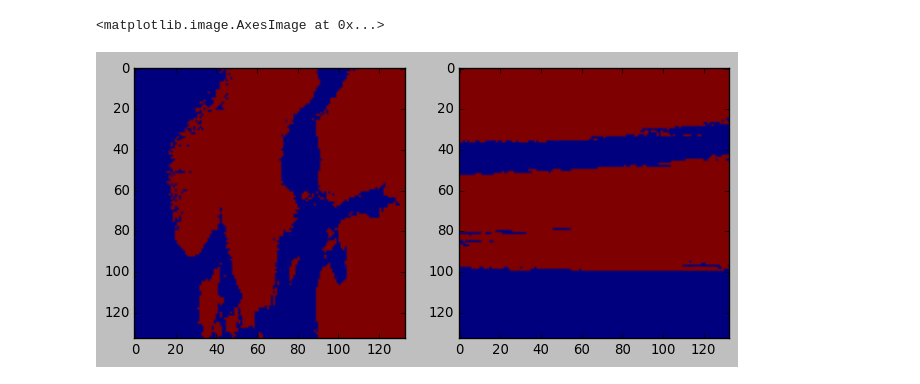
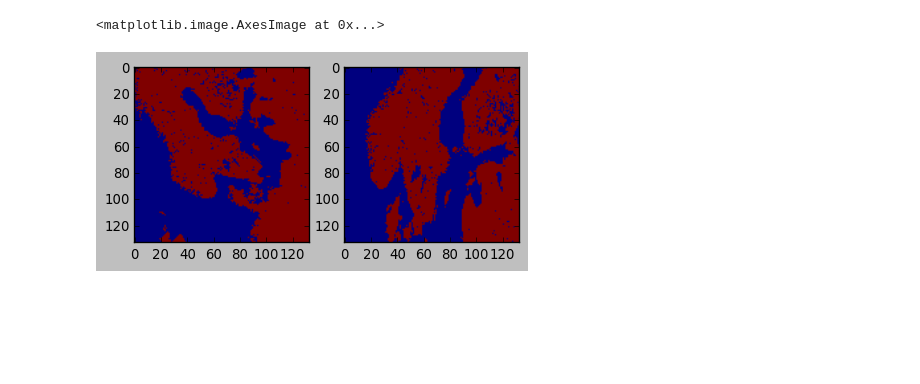
Before and after one commit to magican/PySOL, a Jupyter notebook: notebooks/Land_Masking.ipynb, the cells around one changed output. Saved outputs shown, nothing was run; the diff lists cells and outputs as text; code cells hidden in the pictures; blank space fills up the shorter version.

Commit message:
Finished writing Land-Lakes Mask script from GSHHS: you can now use any projection

```diff
--- a/notebooks/Land_Masking.ipynb
+++ b/notebooks/Land_Masking.ipynb
@@ -154,45 +13,0 @@ output file: /media/SOLabNFS/store/auxdata/coastline/GSHHS_shp/f/GSHHS_f_L1_3413
-# %%
-# Creates a land mask by projecting land polygons in lat/lon coordinates from
-# an ESRI shapefile to coordinates of the unprojected image and rasterizing the polygons.
-
-from osgeo import gdal, ogr
-from pyproj import Proj
-
-# ESRI shapefile containing land polygons
-shapefile = '/media/SOLabNFS/store/auxdata/coastline/GSHHS_shp/f/GSHHS_f_L1_3413.shp'
-
-# min longitude: xmin max longitude: 150.0 min latitude -39.2 max latitude: -33.6 LAT size 106 LON size 193
-p3413 = Proj(proj="stere", lat_0=90, lon_0=-45, lat_ts=70, ellps="WGS84")
-# p3413 = Proj(init="epsg:3413")
-
-xmin,ymin = p3413(minlon,minlat)
-xmax,ymax = p3413(maxlon,maxlat)
-
-xres = (xmax-xmin)/float(ncols)
-yres = (ymax-ymin)/float(nrows)
-geotransform=(xmin,xres,0,ymax,0, -yres)
-
-src_ds = ogr.Open(shapefile)
-src_lyr=src_ds.GetLayer()
-
-dst_ds = gdal.GetDriverByName('MEM').Create('', ncols, nrows, 1 ,gdal.GDT_Byte)
-dst_rb = dst_ds.GetRasterBand(1)
-dst_rb.Fill(0) #initialise raster with zeros
-dst_rb.SetNoDataValue(0)
-dst_ds.SetGeoTransform(geotransform)
-
-err = gdal.RasterizeLayer(dst_ds, [maskvalue], src_lyr)
-dst_ds.FlushCache()
-
-mask_arr_2=dst_ds.GetRasterBand(1).ReadAsArray()
-
-
-plt.close('all')
-plt.figure(figsize=(8,4))
-plt.subplot(121)
-plt.imshow(mask_arr)
-plt.subplot(122)
-plt.imshow(mask_arr_2)
-# %% [output]
-<matplotlib.image.AxesImage at 0x...>
-[figure, removed]
@@ -199,3 +204,35 @@ plt.imshow(mask_arr_2)
+# %%
+# ESRI shapefile containing land polygons
+shapefile = '/media/SOLabNFS/store/auxdata/coastline/GSHHS_shp/f/GSHHS_f_L1.shp'
+
+# minlon,minlat,maxlon,maxlat=[29.5,59.85,30.5,60]
+latlim = (55,65)
+lonlim = (1,31)
+raster_shape = [133,133]
+proj = '+units=m +ellps=WGS84 +lon_0=-45 +proj=stere +lat_ts=70 +lat_0=90'
+proj_name = '3413'
+lakes = True
+
+mask_arr_3413 = gshhs_rasterize(lonlim, latlim, 'm', \
+                    raster_shape, proj, proj_name, lakes, \
+                    shapefile)
+
+proj = '4326'
+proj_name=None
+
+mask_arr_4326 = gshhs_rasterize(lonlim, latlim, 'deg', \
+                    raster_shape, proj, proj_name, lakes, \
+                    shapefile)
+
+plt.close('all')
+plt.figure(figsize=(8,4))
+plt.subplot(131)
+plt.imshow(mask_arr_3413)
+plt.subplot(132)
+plt.imshow(mask_arr_4326)
+# %% [output]
+<matplotlib.image.AxesImage at 0x...>
+[figure, added]
 # %%
 http://www.google.com/url?sa=t&rct=j&q=&esrc=s&source=web&cd=10&ved=0CFsQFjAJ&url=http://blogs.law.harvard.edu/rprasad/2014/06/17/shapefile-reprojected-shp-geojson-leaflet/&ei=VUNfVJPRKISXOIeNgPAB&usg=AFQjCNGk5NSszG8FX6c05mi_aIKvGsl5jg
 # %%
```
Also changed, not shown: parts of 5 cells of this notebook, 1 other file.
